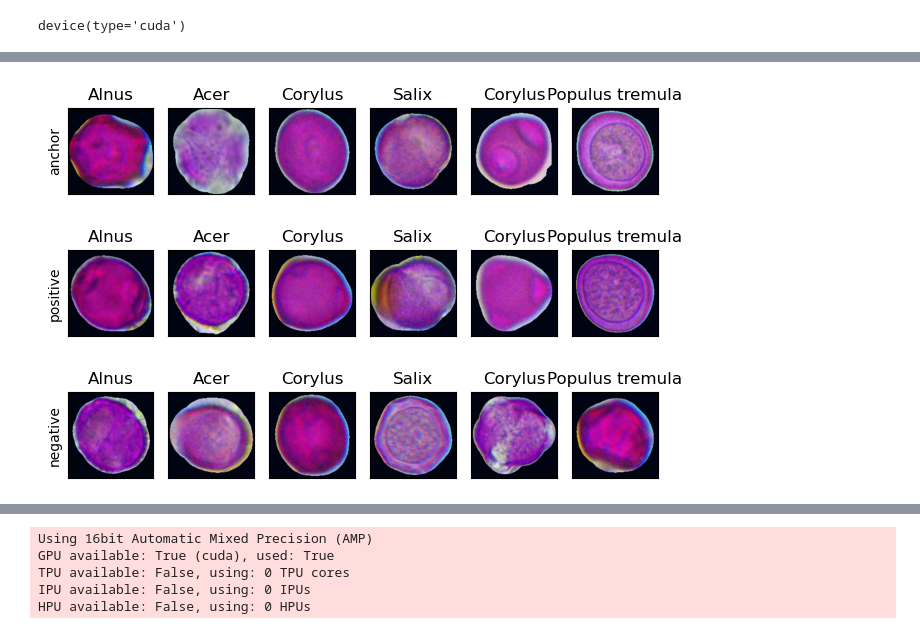
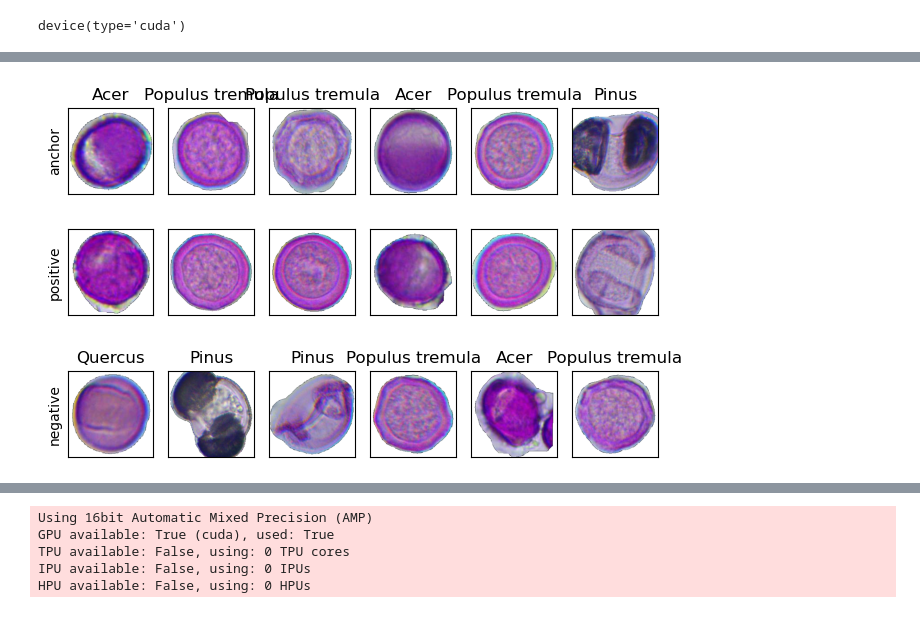
Before and after one commit to Digiratory/Pollen-Analyzer, a Jupyter notebook: Classification/Classification-baseline.ipynb, the cells around one changed output, grey strips where cells are left out. Saved outputs shown, nothing was run; the diff lists cells and outputs as text; code cells hidden in the pictures.

```diff
--- a/Classification/Classification-baseline.ipynb
+++ b/Classification/Classification-baseline.ipynb
@@ -39,7 +41,7 @@ device
 # %% [output]
 device(type='cuda')
 # %%
-OBJECTS_ROOT = r"/home/shared/datasets/pollen_dataset_2024_05_08_objects"
+OBJECTS_ROOT = r"/home/shared/datasets/pollen_dataset_2024_05_08_objects_clear/pollen_dataset_2024_05_08_objects"
 # %%
 random.seed(42)
 # %%
@@ -144,6 +156,6 @@ Total samples: 181
 # %%
-def plot(imgs, row_title=None, labels=[], **imshow_kwargs):
-    if len(imgs) == len(labels):
+def plot(imgs, row_title=None, labels=None, **imshow_kwargs):
+    if labels != None:
         ax_title = True
     else:
         ax_title = False
@@ -167,14 +179,17 @@ def plot(imgs, row_title=None, labels=[], **imshow_kwargs):
                     boxes = target
                 else:
                     raise ValueError(f"Unexpected target type: {type(target)}")
-            img = F.to_image(img)
+            img = TVF.to_image(img)
             if img.dtype.is_floating_point and img.min() < 0:
                 # Poor man's re-normalization for the colors to be OK-ish. This
                 # is useful for images coming out of Normalize()
                 img -= img.min()
                 img /= img.max()
 
-            img = F.to_dtype(img, torch.uint8, scale=True)
+            # print(img.unique())
+            img = TVF.to_dtype(img, torch.uint8, scale=True)
+            black_pixels = (img != 0).all(dim=0)
+            img[:, ~black_pixels] = 255
             if boxes is not None:
                 img = draw_bounding_boxes(img, boxes, colors="yellow", width=3)
             if masks is not None:
@@ -192,7 +207,7 @@ def plot(imgs, row_title=None, labels=[], **imshow_kwargs):
 
     plt.tight_layout()
 # %%
-training_loader = torch.utils.data.DataLoader(
+train_loader = torch.utils.data.DataLoader(
     dataset_train,
     batch_size= 48,
     shuffle= True,
@@ -211,15 +226,15 @@ test_loader = torch.utils.data.DataLoader(
     num_workers= 6
 )
 # %%
-for anchor, positive, negative, label in training_loader:
-    plot(anchor[:6], row_title=["anchor"], labels=label[:6])
-    plot(positive[:6], row_title=["positive"], labels=label[:6])
-    plot(negative[:6], row_title=["negative"], labels=label[:6])
+for anchor, positive, negative, label, label_str, negative_label, negative_str in train_loader:
+    plot(anchor[:6], row_title=["anchor"], labels=label_str[:6])
+    plot(positive[:6], row_title=["positive"])
+    plot(negative[:6], row_title=["negative"], labels=negative_str[:6])
     break
 # %% [output]
-[figure, old version]
+[figure, new version]
-[figure, old version]
+[figure, new version]
-[figure, old version]
+[figure, new version]
 # %%
 class EmbeddingModel(nn.Module):
     def __init__(self, embedings=128):
```
Also changed, not shown: parts of 21 cells of this notebook.
